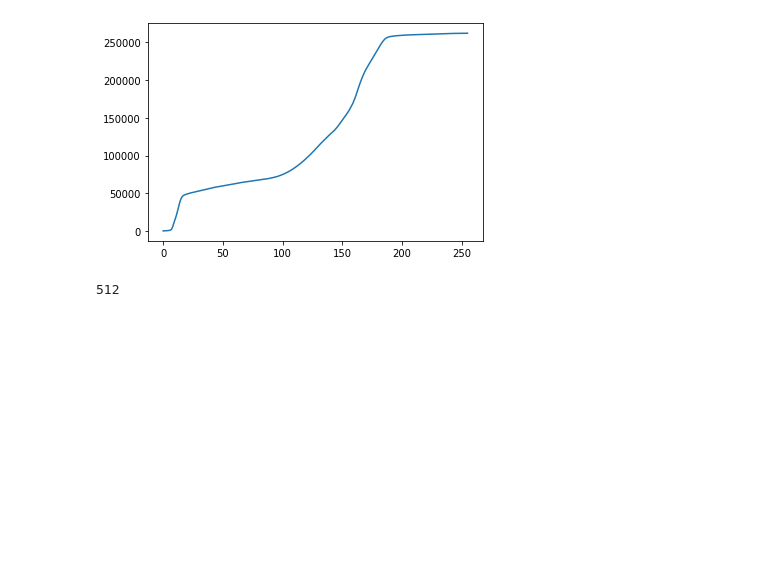
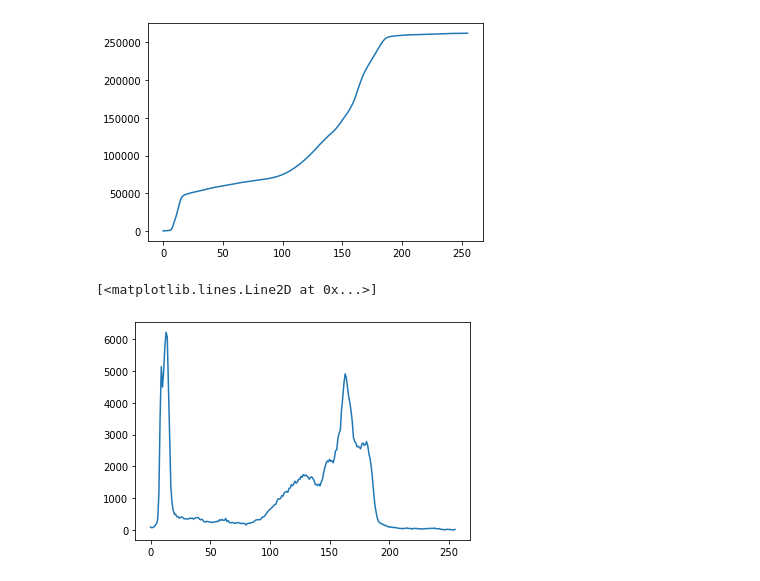
Before and after one commit to BHernandez18/Laboratorios---Procesamiento-de-Imagenes, a Jupyter notebook: Laboratorio 1 - Elementos básicos, Filtros/Laboratorio 1.ipynb, the cells around one changed output. Cells and saved outputs as stored; diff of their text form; code cells hidden in the pictures; blank space fills up the shorter version.

Commit message:
[LAB 1] Added functions:  Plot a histogram and binary filter.

```diff
--- a/Laboratorio 1 - Elementos básicos, Filtros/Laboratorio 1.ipynb
+++ b/Laboratorio 1 - Elementos básicos, Filtros/Laboratorio 1.ipynb
@@ -23,7 +23,7 @@ def rgb_to_grayscale(image):
     a NumPy array.
     """
     gray = .299 * image[:,:,0] + .587 * image[:,:,1] + .114 * image[:,:,2]
-    gray = np.array(gray, dtype=np.uint8)
+    gray = np.array(gray, )
     return gray
 
 def grayscale_to_negative(image):
@@ -31,8 +31,14 @@ def grayscale_to_negative(image):
     This function lets you transform an image from Grayscale to Negative.
     The returned variable is the input image in negative, as a NumPy array.
     """
-    negative = np.array(255 - image, dtype=np.uint8)
+    negative = None
+    if np.max(image) > 1: negative = np.array(255 - image, dtype=np.uint8)
+    else: negative = np.array(1 - image, dtype=np.uint8)
     return negative
+
+def get_binarized_image(image, threshold):
+    binary = image > threshold
+    return np.array(binary)
 
 def obtain_histogram(image, cumulative=False):
     """
@@ -40,17 +46,31 @@ def obtain_histogram(image, cumulative=False):
     Return a vector whose index positions represent a grayscale tone and contains
     every corresponding count.
     """
-    aux_image = image.flatten()
-    histogram = np.zeros(256)
-    for i in np.arange(aux_image.size):
-        histogram[aux_image[i]] += 1
+    histogram = np.zeros((256,2))
+    for i in range(0,256):
+        histogram[i,0] = i
+        histogram[i,1] = np.count_nonzero(image == i)
 
     # Case when user wants the cumulative function.
     if cumulative:
         for i in np.arange(1, 256):
-            histogram[i] += histogram[i-1]
+            histogram[i,1] += histogram[i-1,1]
+    return histogram
 
-    return histogram
+def plot_histogram(data):
+    fig, axes = plt.subplots(1,2, figsize=(8,2.5))
+    ax = axes.ravel()
+
+    ax[0] = plt.subplot(1,2,1)
+    ax[1] = plt.subplot(1,2,2)
+
+    ax[0].imshow(image, cmap=plt.cm.gray)
+    ax[0].set_title("Input")
+    ax[0].axis('off')
+
+    ax[1].hist(image.ravel(), bins=256)
+    ax[1].set_title('Histogram')
+    plt.show()
 
 def save_image(image, name, _format, grayscale=True):
     """
@@ -130,7 +150,9 @@ plt.plot(a)
 # %% [output]
 [<matplotlib.lines.Line2D at 0x...>]
 [figure]
-# %%
-camera_image.shape[0]
-# %% [output]
-512
+# %%
+b = obtain_histogram(camera_image)
+plt.plot(b[:,0], b[:,1])
+# %% [output]
+[<matplotlib.lines.Line2D at 0x...>]
+[figure, added]
```
Also changed, not shown: parts of 1 cell of this notebook, 2 other files.
